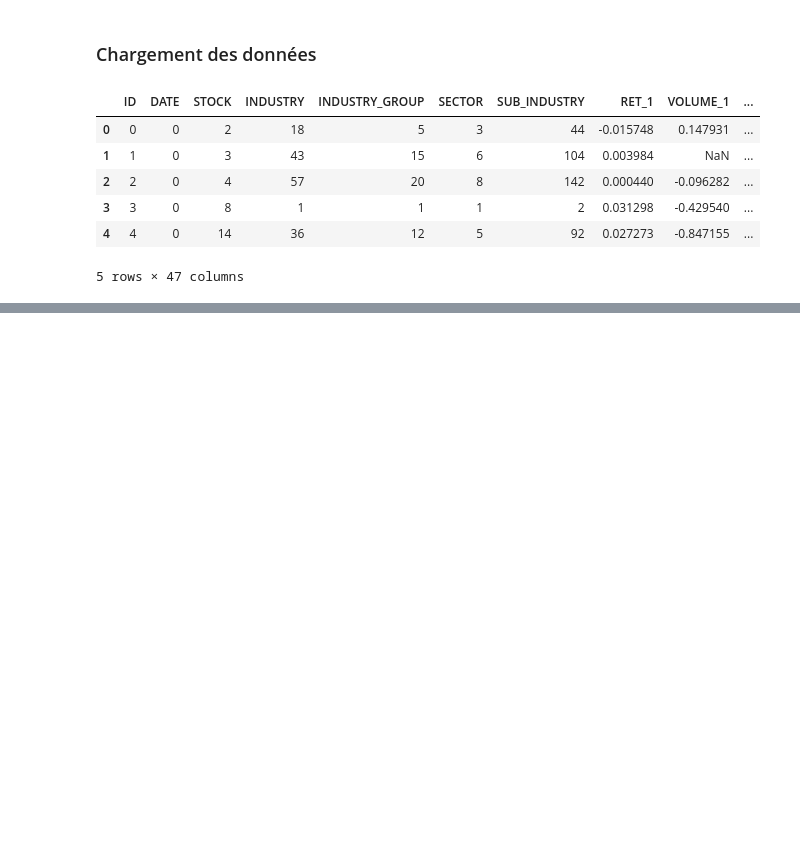
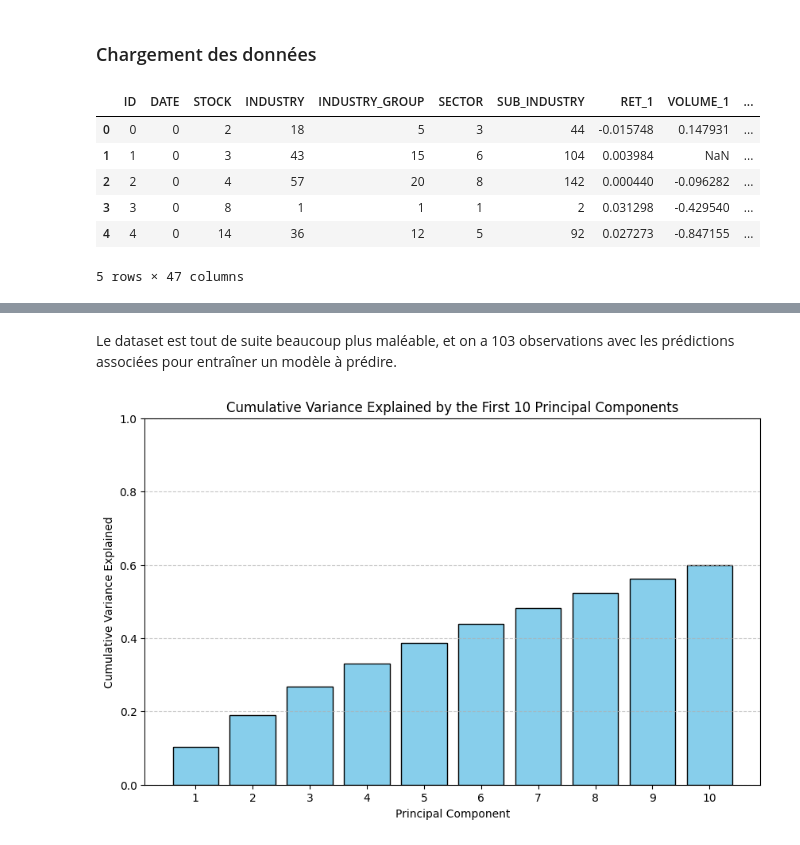
Before and after one commit to NailKhelifa/Stock_prediction_QRT, a Jupyter notebook: Data_exploration.ipynb, the cells around one changed output, grey strips where cells are left out. Cells and saved outputs as stored; diff of their text form; code cells hidden in the pictures; blank space fills up the shorter version.

```diff
--- a/Data_exploration.ipynb
+++ b/Data_exploration.ipynb
@@ -92,0 +124,10 @@ industry_avg
+# %%
+X_stock_1 = pd.DataFrame(transformed_x_train.iloc[1]).transpose()
+
+# Initialiser un dataframe pour stocker les nouvelles lignes
+transformed_X_stock_1 = pd.DataFrame(columns=X_stock_1.columns, index= np.arange(len(X_stock_1.iloc[0][1])))
+
+for col in X_stock_1.columns:
+    transformed_X_stock_1[col] = X_stock_1[col][1]
+
+transformed_X_stock_1.head(2)
@@ -92,0 +139,27 @@ industry_avg
+# %% [markdown]
+Le dataset est tout de suite beaucoup plus maléable, et on a 103 observations avec les prédictions associées pour entraîner un modèle à prédire.
+# %%
+# Normalisation des données (StandardScaler normalise pour une moyenne de 0 et une variance de 1)
+scaler = StandardScaler()
+scaled_transformed_X_stock_1 = scaler.fit_transform(transformed_X_stock_1)
+
+# Apply PCA
+pca = PCA(n_components=10)
+pca.fit(scaled_transformed_X_stock_1)
+
+# Calculate cumulative variance explained
+cumulative_variance_explained = np.cumsum(pca.explained_variance_ratio_)
+
+# Plotting the histogram of the cumulative variance explained
+fig, ax = plt.subplots(figsize=(10, 6))
+ax.bar(range(1, 11), cumulative_variance_explained, color='skyblue', edgecolor='black')
+ax.set_xlabel("Principal Component")
+ax.set_ylabel("Cumulative Variance Explained")
+ax.set_title("Cumulative Variance Explained by the First 10 Principal Components")
+ax.set_xticks(range(1, 11))
+ax.set_ylim(0, 1)  # Cumulative variance cannot exceed 1
+ax.grid(axis='y', linestyle='--', alpha=0.7)
+
+plt.show()
+# %% [output]
+[figure, added]
```
Also changed, not shown: parts of 22 cells of this notebook.
